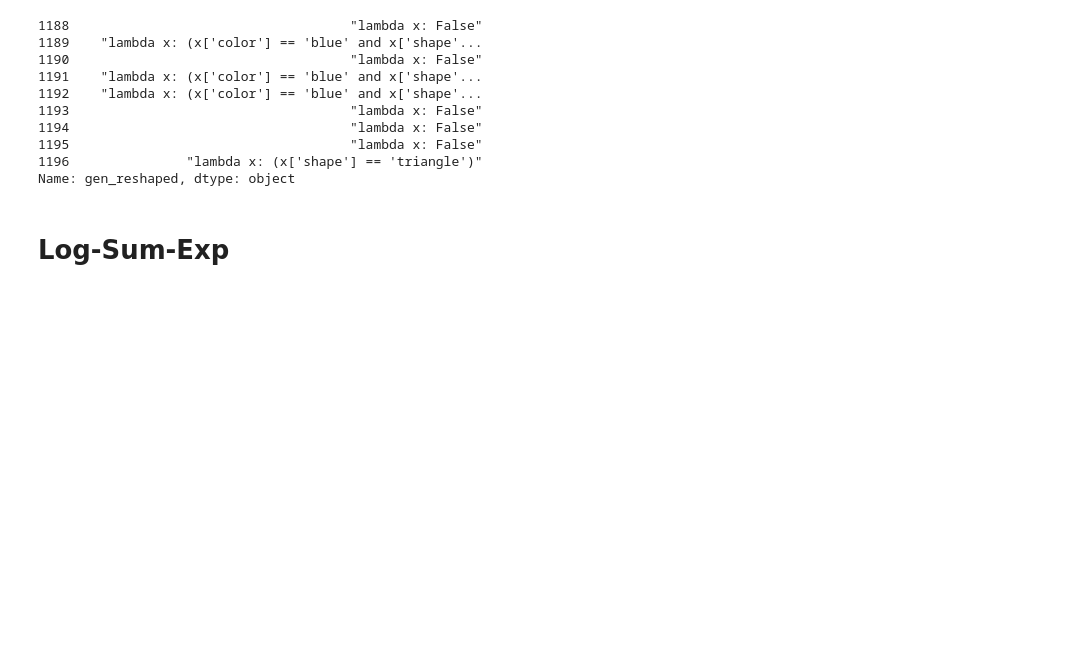
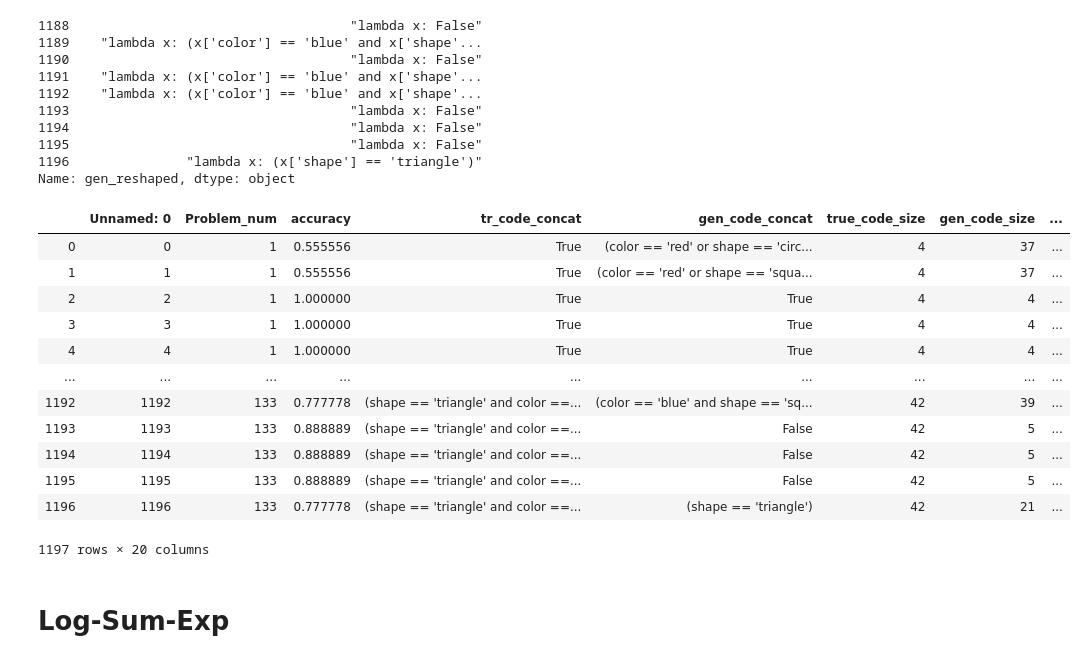
Before and after one commit to meilongzhang/concept-synthesis, a Jupyter notebook: data_gen.ipynb, the cells around one changed output. Drawn from its saved outputs; the diff is of its cells as text; code cells hidden in the pictures; blank space fills up the shorter version.

```diff
--- a/data_gen.ipynb
+++ b/data_gen.ipynb
@@ -1175,5 +1172,22 @@ data[data['Problem_num'] == 133]['gen_reshaped']
 1195                                    "lambda x: False"
 1196               "lambda x: (x['shape'] == 'triangle')"
 Name: gen_reshaped, dtype: object
+# %%
+checking_data = pd.read_csv('../data/full_with_posteriors.csv')
+checking_data
+# %% [output]
+|  | Unnamed: 0 | Problem_num | accuracy | tr_code_concat | gen_code_concat | true_code_size | gen_code_size | ... |
+| 0 | 0 | 1 | 0.555556 | True | (color == 'red' or shape == 'circ... | 4 | 37 | ... |
+| 1 | 1 | 1 | 0.555556 | True | (color == 'red' or shape == 'squa... | 4 | 37 | ... |
+| 2 | 2 | 1 | 1.000000 | True | True | 4 | 4 | ... |
+| 3 | 3 | 1 | 1.000000 | True | True | 4 | 4 | ... |
+| 4 | 4 | 1 | 1.000000 | True | True | 4 | 4 | ... |
+| ... | ... | ... | ... | ... | ... | ... | ... | ... |
+| 1192 | 1192 | 133 | 0.777778 | (shape == 'triangle' and color ==... | (color == 'blue' and shape == 'sq... | 42 | 39 | ... |
+| 1193 | 1193 | 133 | 0.888889 | (shape == 'triangle' and color ==... | False | 42 | 5 | ... |
+| 1194 | 1194 | 133 | 0.888889 | (shape == 'triangle' and color ==... | False | 42 | 5 | ... |
+| 1195 | 1195 | 133 | 0.888889 | (shape == 'triangle' and color ==... | False | 42 | 5 | ... |
+| 1196 | 1196 | 133 | 0.777778 | (shape == 'triangle' and color ==... | (shape == 'triangle') | 42 | 21 | ... |
+1197 rows × 20 columns
 # %% [markdown]
 # Log-Sum-Exp
```
Also changed, not shown: parts of 27 cells of this notebook, 2 other files.
